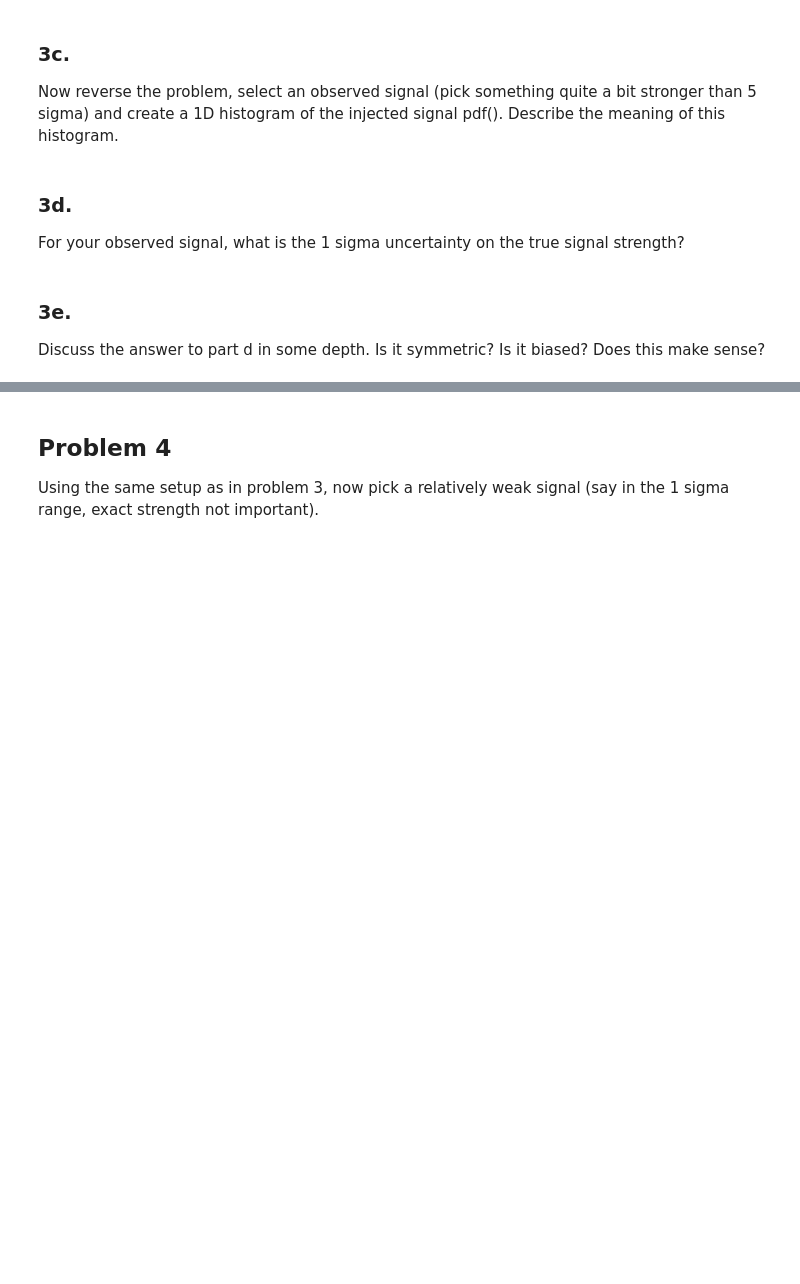
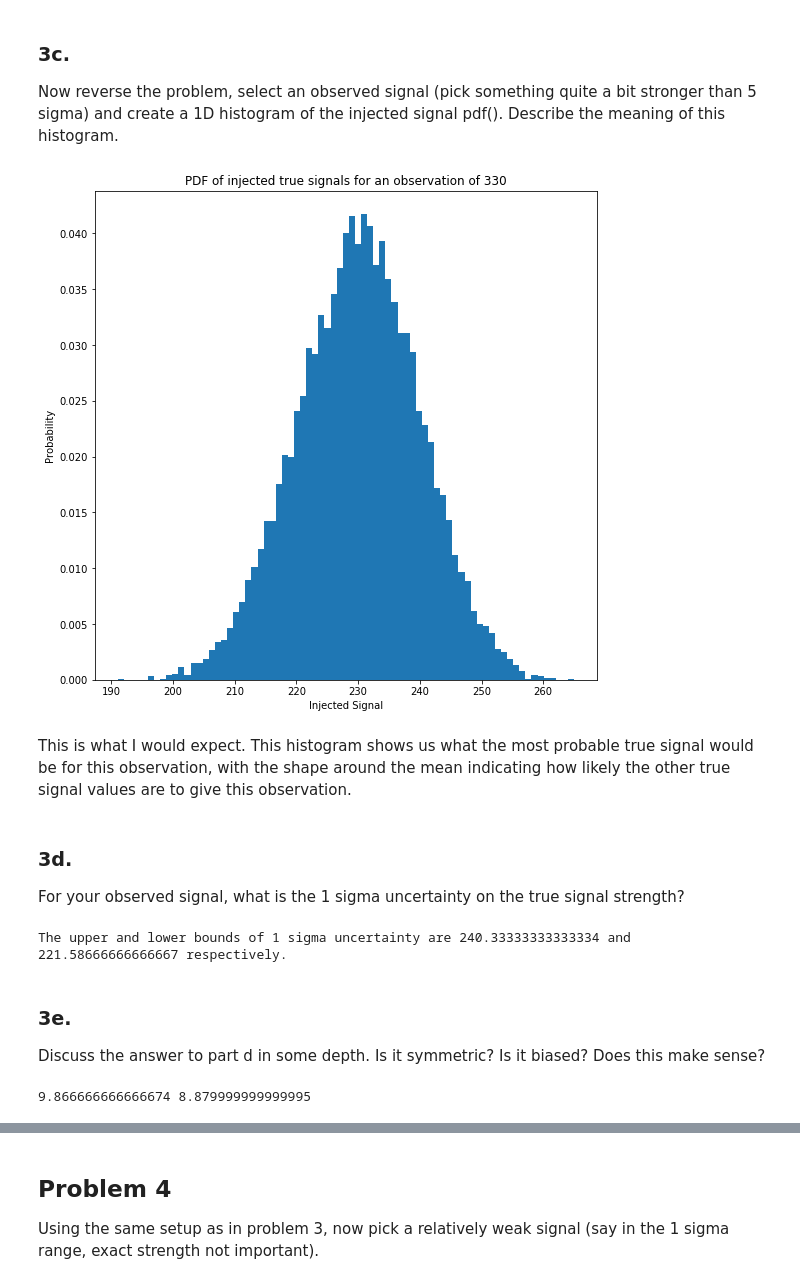
Before and after one commit to AdamK42/physics-434, a Jupyter notebook: lab6/lab6.ipynb, the cells around one changed output, grey strips where cells are left out. Saved outputs shown, nothing was run; the diff lists cells and outputs as text; code cells hidden in the pictures; blank space fills up the shorter version.

```diff
--- a/lab6/lab6.ipynb
+++ b/lab6/lab6.ipynb
@@ -129,9 +142,84 @@ This looks how I would expect, having all background points affected instead of
 # %% [markdown]
 ### 3c.
 Now reverse the problem, select an observed signal (pick something quite a bit stronger than 5 sigma) and create a 1D histogram of the injected signal pdf(). Describe the meaning of this histogram.
+# %%
+# consistency
+observe_signal = 330
+
+# Want to see a vertical slice of injected signals for this value
+# This will result in all the "true" signals capable of providing this
+# reading.
+
+# get signal if the observation is desirable, zero if not
+filtered_observation = np.where(observed == observe_signal, signal, 0)
+injected_pdf = filtered_observation[np.nonzero(filtered_observation)]
+
+figure = plt.figure(figsize=(9, 9))
+ax = figure.subplots()
+
+n, bins, patches = ax.hist(injected_pdf, bins=75, density=True);
+ax.set_title("PDF of injected true signals for an observation of " +
+            str(observe_signal));
+ax.set_ylabel("Probability");
+ax.set_xlabel("Injected Signal");
+# %% [output]
+[figure, added]
+# %% [markdown]
+This is what I would expect. This histogram shows us what the most probable true signal would be for this observation, with the shape around the mean indicating how likely the other true signal values are to give this observation.
 # %% [markdown]
 ### 3d.
 For your observed signal, what is the 1 sigma uncertainty on the true signal strength?
+# %%
+# Since this is set to be a density function, I should have values for
+# all of the bins in terms of a probability. 1 sigma probability is 68%,
+# so I will add values of n, starting at the mean, until the probability
+# (or sum of these values) is greater than or equal to 0.68, at which
+# point I will find the bins value for these indices.
+
+sigma_probability = .68
+
+# True mean is 230, numerical mean will be the bin with the highest n value
+mean_idx = n.argmax()
+numerical_mean = bins[mean_idx]
+
+probability = n[mean_idx] # the center
+
+# Find upper bound
+upper_bound = numerical_mean
+for idx in range(mean_idx, len(bins)):
+    if probability < sigma_probability / 2:
+        probability += n[idx]
+    else:
+        # for upper_bound, mean_idx + idx is the left edge of the
+        # last added bin. We want the right edge, so
+        upper_bound = bins[idx + 1]
+        # Job finished, stop looping
+        break
+
+# reset probability
+probability = n[mean_idx]
+
+# Find lower bound
+lower_bound = numerical_mean
+for idx in range(mean_idx, 0, -1):
+    if probability < sigma_probability / 2:
+        probability += n[idx]
+    else:
+        lower_bound = bins[idx]
+        break
+
+
+print("The upper and lower bounds of 1 sigma uncertainty are "
+      + str(upper_bound) + " and "
+      + str(lower_bound) + " respectively.")
+# %% [output]
+The upper and lower bounds of 1 sigma uncertainty are 240.33333333333334 and 221.58666666666667 respectively.
 # %% [markdown]
 ### 3e.
 Discuss the answer to part d in some depth. Is it symmetric? Is it biased? Does this make sense?
+# %%
+plus_difference = upper_bound - numerical_mean
+minus_difference = numerical_mean - lower_bound
+print(plus_difference, minus_difference)
+# %% [output]
+9.866666666666674 8.879999999999995
```
Also changed, not shown: parts of 10 cells of this notebook.
